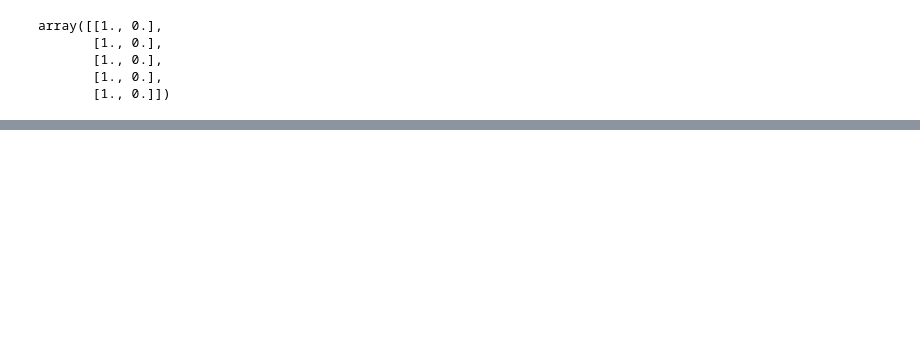
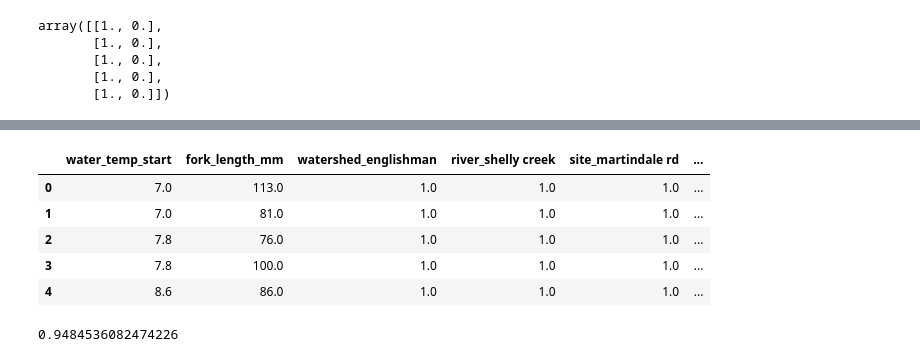
Before and after one commit to brahmwg/Bottlenecks_MDS_Capstone, a Jupyter notebook: species_prediction_model/trial_notebook_riya.ipynb, the cells around one changed output, grey strips where cells are left out. Cells and saved outputs as stored; diff of their text form; code cells hidden in the pictures; blank space fills up the shorter version.

Commit message:
Readjusted pipeline so that DT does not have scaled data

```diff
--- a/species_prediction_model/trial_notebook_riya.ipynb
+++ b/species_prediction_model/trial_notebook_riya.ipynb
@@ -296,0 +278,23 @@ array([[1., 0.],
+# %%
+# numeric_feats = [""]  # apply scaling
+categorical_feats = ["watershed", "river", "site", "method", "local"]  # apply one-hot encoding
+passthrough_feats = ["water_temp_start", "fork_length_mm"]  # do not apply any transformation
+# drop_feats = [ "species" ]
+# levels = ["", ""]
+# %%
+ct_dt = make_column_transformer (
+    #(StandardScaler(), numeric_feats),
+    ("passthrough", passthrough_feats),
+    (OneHotEncoder(), categorical_feats),
+    #("drop", drop_feats),
+    #OrdinalEncoder(categories=[levels], dtype=int)
+)
+# %%
+transformed_dt = ct_dt.fit_transform(X)
+# %%
+column_names_dt = (
+    # numeric_feats
+    passthrough_feats
+    + ct_dt.named_transformers_["onehotencoder"].get_feature_names_out().tolist()
+)
+column_names_dt
@@ -296,0 +309,16 @@ array([[1., 0.],
+# %%
+X_transformed_dt = pd.DataFrame(transformed_dt, columns=column_names_dt)
+X_transformed_dt.head()
+# %% [output]
+|  | water_temp_start | fork_length_mm | watershed_englishman | river_shelly creek | site_martindale rd | ... |
+| 0 | 7.0 | 113.0 | 1.0 | 1.0 | 1.0 | ... |
+| 1 | 7.0 | 81.0 | 1.0 | 1.0 | 1.0 | ... |
+| 2 | 7.8 | 76.0 | 1.0 | 1.0 | 1.0 | ... |
+| 3 | 7.8 | 100.0 | 1.0 | 1.0 | 1.0 | ... |
+| 4 | 8.6 | 86.0 | 1.0 | 1.0 | 1.0 | ... |
+# %%
+decision_tree = DecisionTreeClassifier()
+decision_tree.fit(X_transformed_dt, y)
+decision_tree.score(X_transformed_dt, y)
+# %% [output]
+0.9484536082474226
```
Also changed, not shown: parts of 15 cells of this notebook, 1 other file.
